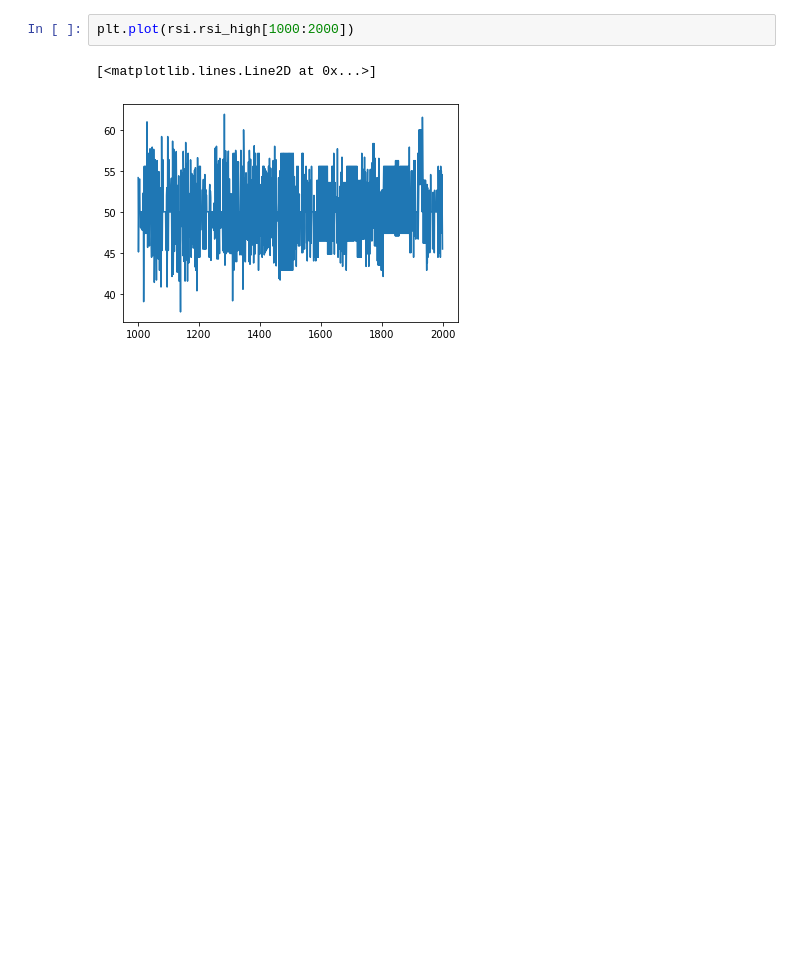
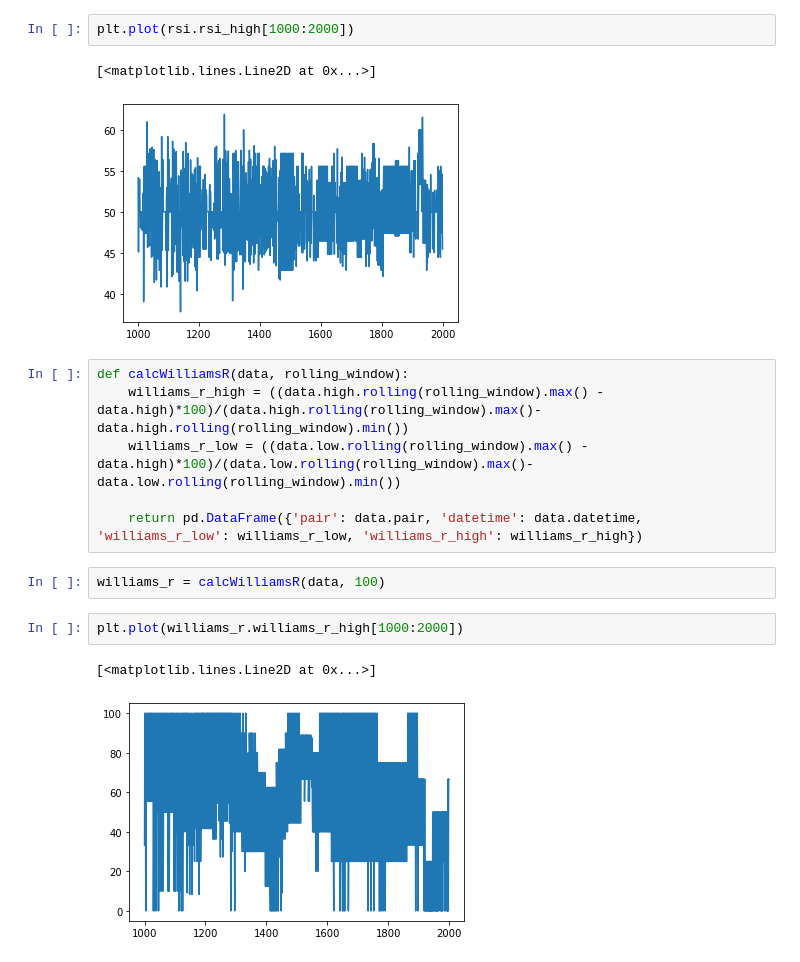
Before and after one commit to mohitrrane/nextcoin, a Jupyter notebook: Indicators.ipynb, the cells around one changed output. Saved outputs shown, nothing was run; the diff lists cells and outputs as text; blank space fills up the shorter version.

Commit message:
Indicator Williams % R added

```diff
--- a/Indicators.ipynb
+++ b/Indicators.ipynb
@@ -59,3 +59,16 @@ plt.plot(rsi.rsi_high[1000:2000])
 # %% [output]
 [<matplotlib.lines.Line2D at 0x...>]
 [figure]
+# %%
+def calcWilliamsR(data, rolling_window):
+    williams_r_high = ((data.high.rolling(rolling_window).max() - data.high)*100)/(data.high.rolling(rolling_window).max()- data.high.rolling(rolling_window).min())
+    williams_r_low = ((data.low.rolling(rolling_window).max() - data.high)*100)/(data.low.rolling(rolling_window).max()- data.low.rolling(rolling_window).min())
+
+    return pd.DataFrame({'pair': data.pair, 'datetime': data.datetime, 'williams_r_low': williams_r_low, 'williams_r_high': williams_r_high})
+# %%
+williams_r = calcWilliamsR(data, 100)
+# %%
+plt.plot(williams_r.williams_r_high[1000:2000])
+# %% [output]
+[<matplotlib.lines.Line2D at 0x...>]
+[figure, added]
```
Also changed, not shown: parts of 4 cells of this notebook.
